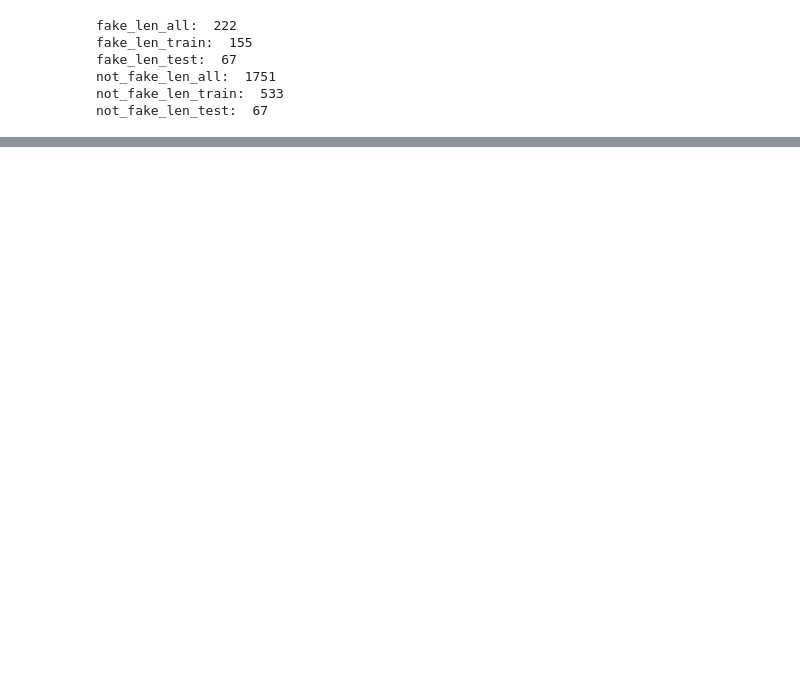
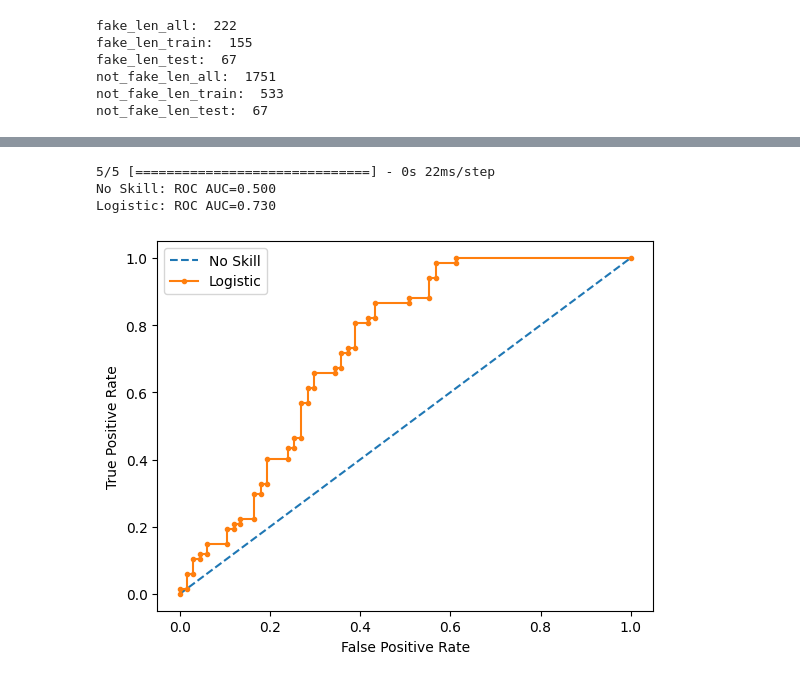
Before and after one commit to ashel-code/reviews_project, a Jupyter notebook: clusterization_model.ipynb, the cells around one changed output, grey strips where cells are left out. Drawn from its saved outputs; the diff is of its cells as text; code cells hidden in the pictures; blank space fills up the shorter version.

```diff
--- a/clusterization_model.ipynb
+++ b/clusterization_model.ipynb
@@ -26,7 +26,7 @@ TensorFlow version: 2.12.0
 # %%
 data = db.get_parsed()
 
-storedData = StoredData(data)
+storedData = StoredData(data, do_smote=True)
 # %% [output]
 fake_len_all:  222
 fake_len_train:  155
@@ -127,9 +97,7 @@ model.compile(optimizer="adam",
               loss="binary_crossentropy",
               metrics=[ tf.keras.metrics.AUC(curve='ROC'),
                         keras.metrics.Precision(name='precision'),
-                        keras.metrics.Recall(name='recall'),
-                        keras.metrics.BinaryAccuracy(name='accuracy')])
-
+                        keras.metrics.Recall(name='recall')])
 
 # Print the model summary
 model.summary()
@@ -138,3 +106,4 @@ NameError: name 'layes' is not defined
 # %%
-model.fit(x_t, storedData.y_train, epochs=25, verbose=1)
+
+model.fit(storedData.x_train, storedData.y_train, epochs=25, verbose=1)
 # %% [output]
@@ -414,3 +386,43 @@ plt.show()
+# %%
+from sklearn.datasets import make_classification
+from sklearn.linear_model import LogisticRegression
+from sklearn.model_selection import train_test_split
+from sklearn.metrics import roc_curve
+from sklearn.metrics import roc_auc_score
+from matplotlib import pyplot
+
+
+lr_probs = model.predict(storedData.x_test)
+# keep probabilities for the positive outcome only
+# lr_probs = lr_probs[:, 1]
+
+ns_probs = [0 for _ in range(len(storedData.y_test))]
+
+# calculate scores
+ns_auc = roc_auc_score(storedData.y_test, ns_probs)
+lr_auc = roc_auc_score(storedData.y_test, lr_probs)
+# summarize scores
+print('No Skill: ROC AUC=%.3f' % (ns_auc))
+print('Logistic: ROC AUC=%.3f' % (lr_auc))
+# calculate roc curves
+
+ns_fpr, ns_tpr, _ = roc_curve(storedData.y_test, ns_probs)
+lr_fpr, lr_tpr, _ = roc_curve(storedData.y_test, lr_probs)
+# plot the roc curve for the model
+pyplot.plot(ns_fpr, ns_tpr, linestyle='--', label='No Skill')
+pyplot.plot(lr_fpr, lr_tpr, marker='.', label='Logistic')
+# axis labels
+pyplot.xlabel('False Positive Rate')
+pyplot.ylabel('True Positive Rate')
+# show the legend
+pyplot.legend()
+# show the plot
+pyplot.show()
+# %% [output]
+5/5 [==============================] - 0s 22ms/step
+No Skill: ROC AUC=0.500
+Logistic: ROC AUC=0.730
+[figure, added]
 # %%
 # import os
 
```
Also changed, not shown: parts of 16 cells of this notebook, 3 other files.
